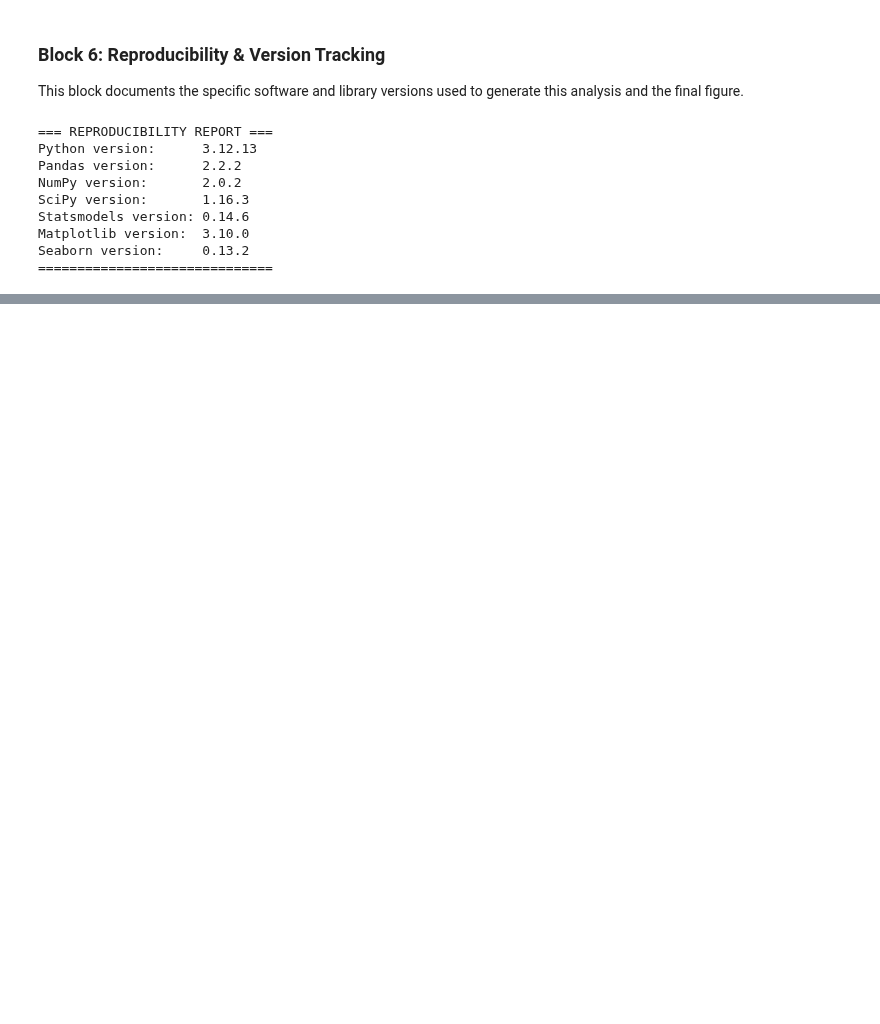
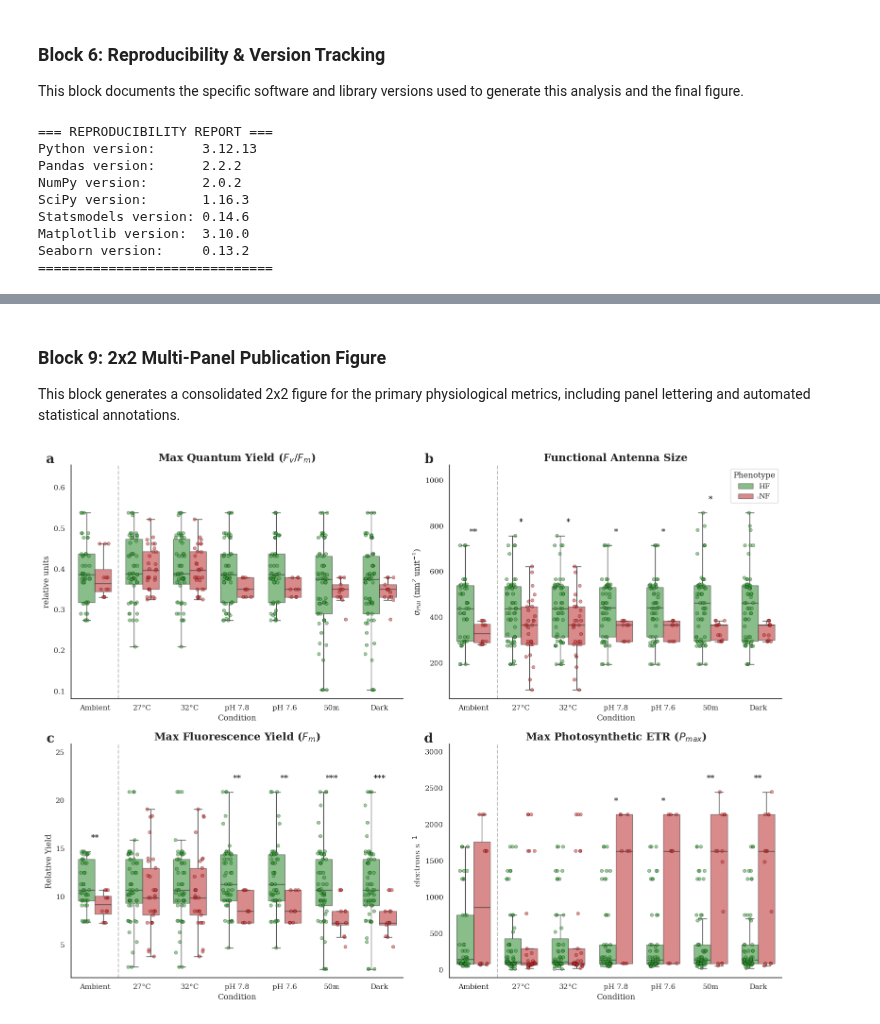
Before and after one commit to LielUziahu/S_Pistillata_Bet-Hedging, a Jupyter notebook: scripts/Jupyter/Combined_Spat_FIRe.ipynb, the cells around one changed output, grey strips where cells are left out. Cells and saved outputs as stored; diff of their text form; code cells hidden in the pictures; blank space fills up the shorter version.

```diff
--- a/scripts/Jupyter/Combined_Spat_FIRe.ipynb
+++ b/scripts/Jupyter/Combined_Spat_FIRe.ipynb
@@ -617,0 +825,78 @@ Seaborn version:     0.13.2
+# %% [markdown]
+### Block 9: 2x2 Multi-Panel Publication Figure
+This block generates a consolidated 2x2 figure for the primary physiological metrics, including panel lettering and automated statistical annotations.
+# %%
+import matplotlib.pyplot as plt
+import seaborn as sns
+from scipy import stats
+
+# --- 2x2 PANEL CONFIGURATION ---
+sns.set_theme(style="white", font="serif")
+
+quad_configs = [
+    {'col': 'FvFm', 'label': 'relative units', 'title': 'Max Quantum Yield ($F_v/F_m$)', 'letter': 'a'},
+    {'col': 'Sigma', 'label': r'$\sigma_{PSII}$ (nm$^{2}$ unit$^{-1}$)', 'title': 'Functional Antenna Size', 'letter': 'b'},
+    {'col': 'Fm', 'label': 'Relative Yield', 'title': 'Max Fluorescence Yield ($F_m$)', 'letter': 'c'},
+    {'col': 'Pmax', 'label': 'electrons s$^{-1}$', 'title': 'Max Photosynthetic ETR ($P_{max}$)', 'letter': 'd'}
+]
+
+fig, axes = plt.subplots(2, 2, figsize=(16, 12))
+axes_flat = axes.flatten()
+
+for i, config in enumerate(quad_configs):
+    ax = axes_flat[i]
+    metric_col = config['col']
+
+    if metric_col not in fire_clean.columns: continue
+
+    # Boxplots
+    sns.boxplot(data=fire_clean, x='Condition', y=metric_col, hue='Morph', order=plot_order,
+                hue_order=['HF', 'NF'], palette=variant_colors, ax=ax, width=0.7,
+                boxprops=dict(alpha=0.6), showfliers=False, legend=(True if i == 1 else False))
+
+    # Stripplots using GLOBAL variables
+    sns.stripplot(data=fire_clean, x='Condition', y=metric_col, hue='Morph', order=plot_order,
+                  hue_order=['HF', 'NF'], palette=variant_colors, ax=ax, dodge=True,
+                  size=global_marker_size, alpha=global_alpha, jitter=global_jitter,
+                  edgecolor='black', linewidth=0.5, legend=False)
+
+    # Panel Lettering
+    ax.text(-0.05, 1.05, config['letter'], transform=ax.transAxes,
+            fontsize=20, fontweight='bold', va='top', ha='right', family='serif')
+
+    # Stats & Range Scaling
+    y_min, y_max = ax.get_ylim()
+    y_range = y_max - y_min
+    ax.set_ylim(y_min, y_max + y_range * 0.2)
+
+    for idx, cond in enumerate(plot_order):
+        cond_data = fire_clean[fire_clean['Condition'] == cond]
+        hf = cond_data[cond_data['Morph'] == 'HF'][metric_col].dropna()
+        nf = cond_data[cond_data['Morph'] == 'NF'][metric_col].dropna()
+
+        if len(hf) >= 3 and len(nf) >= 3:
+            _, p1 = stats.shapiro(hf); _, p2 = stats.shapiro(nf)
+            if p1 > 0.05 and p2 > 0.05:
+                _, p_val = stats.ttest_ind(hf, nf, equal_var=False)
+            else:
+                _, p_val = stats.mannwhitneyu(hf, nf, alternative='two-sided')
+
+            if p_val < 0.05:
+                sig_text = "***" if p_val < 0.001 else "**" if p_val < 0.01 else "*"
+                ax.text(idx, max(hf.max(), nf.max()) + (y_range*0.05), sig_text,
+                        ha='center', va='bottom', fontweight='bold', family='serif')
+
+    ax.set_title(config['title'], fontsize=16, fontweight='bold', family='serif')
+    ax.set_xlabel("Condition", fontsize=12, family='serif')
+    ax.set_ylabel(config['label'], fontsize=12, family='serif')
+    ax.axvline(x=0.5, color='gray', linestyle='--', alpha=0.5)
+
+    if i == 1:
+        ax.legend(title='Phenotype', loc='upper right')
+
+sns.despine()
+plt.tight_layout()
+plt.savefig("Spat_Photo-Physiology_2x2.tiff", format='tiff', dpi=600, bbox_inches='tight')
+plt.show()
+# %% [output]
+[figure, added]
```
Also changed, not shown: parts of 10 cells of this notebook, 7 other files.
